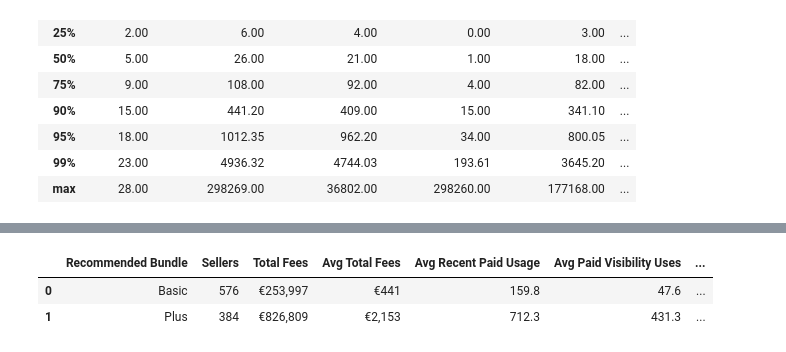
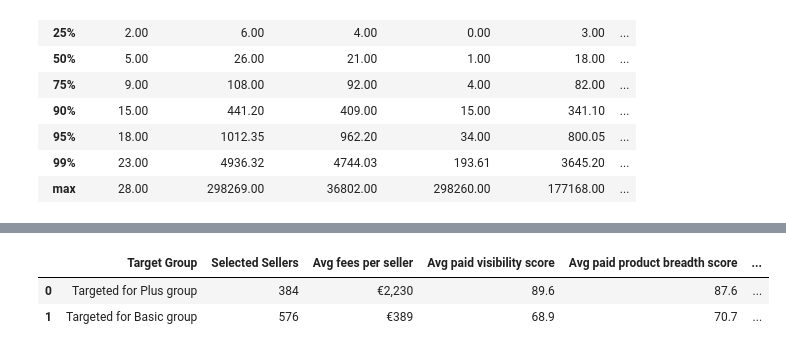
Before and after one commit to omer-t/marktplaats-assignment, a Jupyter notebook: assignments/smb_bundles/q2_prioritize.ipynb, the cells around one changed output, grey strips where cells are left out. Drawn from its saved outputs; the diff is of its cells as text; code cells hidden in the pictures.

Commit message:
Update SMB bundles deliverables

```diff
--- a/assignments/smb_bundles/q2_prioritize.ipynb
+++ b/assignments/smb_bundles/q2_prioritize.ipynb
@@ -222,6 +251,6 @@ Bundle recommendation rule: within the readiness cohort, rank sellers by paid vi
 # %%
-q2_bundle_recommendation_display(scored_sellers)
+q2_bundle_targeting_display(scored_sellers)
 # %% [output]
-|  | Recommended Bundle | Sellers | Total Fees | Avg Total Fees | Avg Recent Paid Usage | Avg Paid Visibility Uses | ... |
-| 0 | Basic | 576 | €253,997 | €441 | 159.8 | 47.6 | ... |
-| 1 | Plus | 384 | €826,809 | €2,153 | 712.3 | 431.3 | ... |
+|  | Target Group | Selected Sellers | Avg fees per seller | Avg paid visibility score | Avg paid product breadth score | ... |
+| 0 | Targeted for Plus group | 384 | €2,230 | 89.6 | 87.6 | ... |
+| 1 | Targeted for Basic group | 576 | €389 | 68.9 | 70.7 | ... |
```
Also changed, not shown: parts of 31 cells of this notebook, 8 other files.
